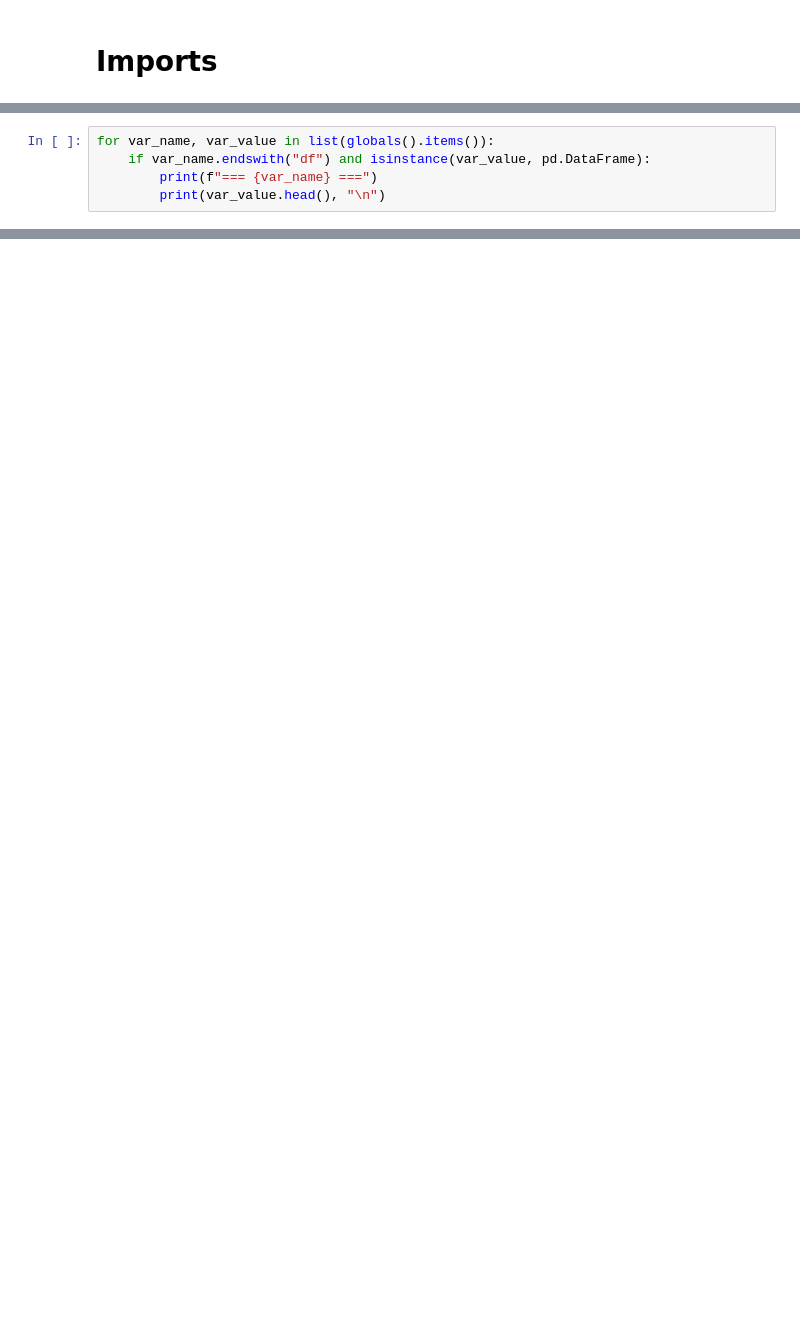
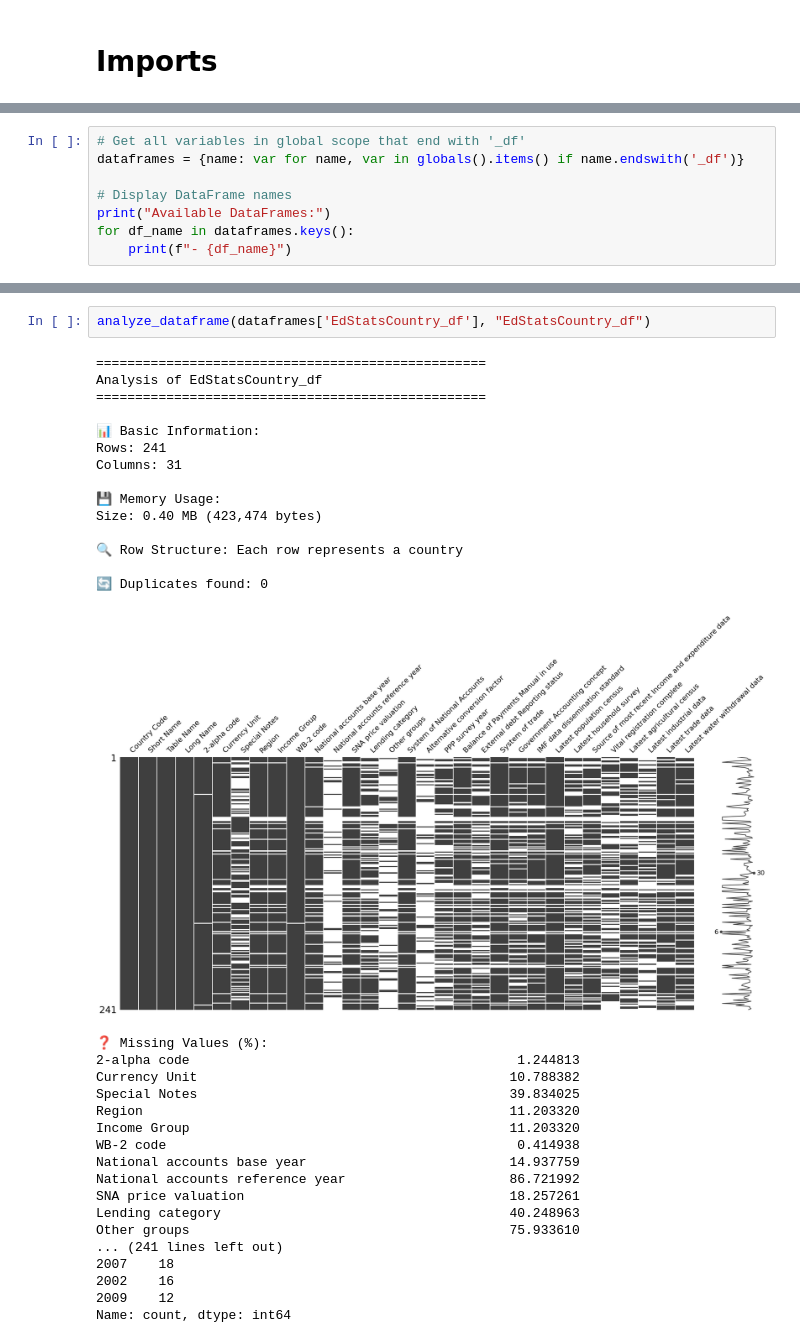
Before and after one commit to Tarek-D/Projet-2, a Jupyter notebook: notebook.ipynb, the cells around one changed output, grey strips where cells are left out. Saved outputs shown, nothing was run; the diff lists cells and outputs as text; blank space fills up the shorter version.

```diff
--- a/notebook.ipynb
+++ b/notebook.ipynb
@@ -33,6 +26,9 @@ dict_keys(['__name__', '__doc__', '__package__', '__loader__', '__spec__', '__bu
 # %%
-for var_name, var_value in list(globals().items()):
-    if var_name.endswith("df") and isinstance(var_value, pd.DataFrame):
-        print(f"=== {var_name} ===")
-        print(var_value.head(), "\n")
+# Get all variables in global scope that end with '_df'
+dataframes = {name: var for name, var in globals().items() if name.endswith('_df')}
+
+# Display DataFrame names
+print("Available DataFrames:")
+for df_name in dataframes.keys():
+    print(f"- {df_name}")
 # %% [output]
@@ -244,0 +181,35 @@ Name: count, dtype: int64
+# %%
+analyze_dataframe(dataframes['EdStatsCountry_df'], "EdStatsCountry_df")
+# %% [output]
+==================================================
+Analysis of EdStatsCountry_df
+==================================================
+
+📊 Basic Information:
+Rows: 241
+Columns: 31
+
+💾 Memory Usage:
+Size: 0.40 MB (423,474 bytes)
+
+🔍 Row Structure: Each row represents a country
+
+🔄 Duplicates found: 0
+[figure, added]
+❓ Missing Values (%):
+2-alpha code                                          1.244813
+Currency Unit                                        10.788382
+Special Notes                                        39.834025
+Region                                               11.203320
+Income Group                                         11.203320
+WB-2 code                                             0.414938
+National accounts base year                          14.937759
+National accounts reference year                     86.721992
+SNA price valuation                                  18.257261
+Lending category                                     40.248963
+Other groups                                         75.933610
+... (241 lines left out)
+2007    18
+2002    16
+2009    12
+Name: count, dtype: int64
```
Also changed, not shown: parts of 19 cells of this notebook.
